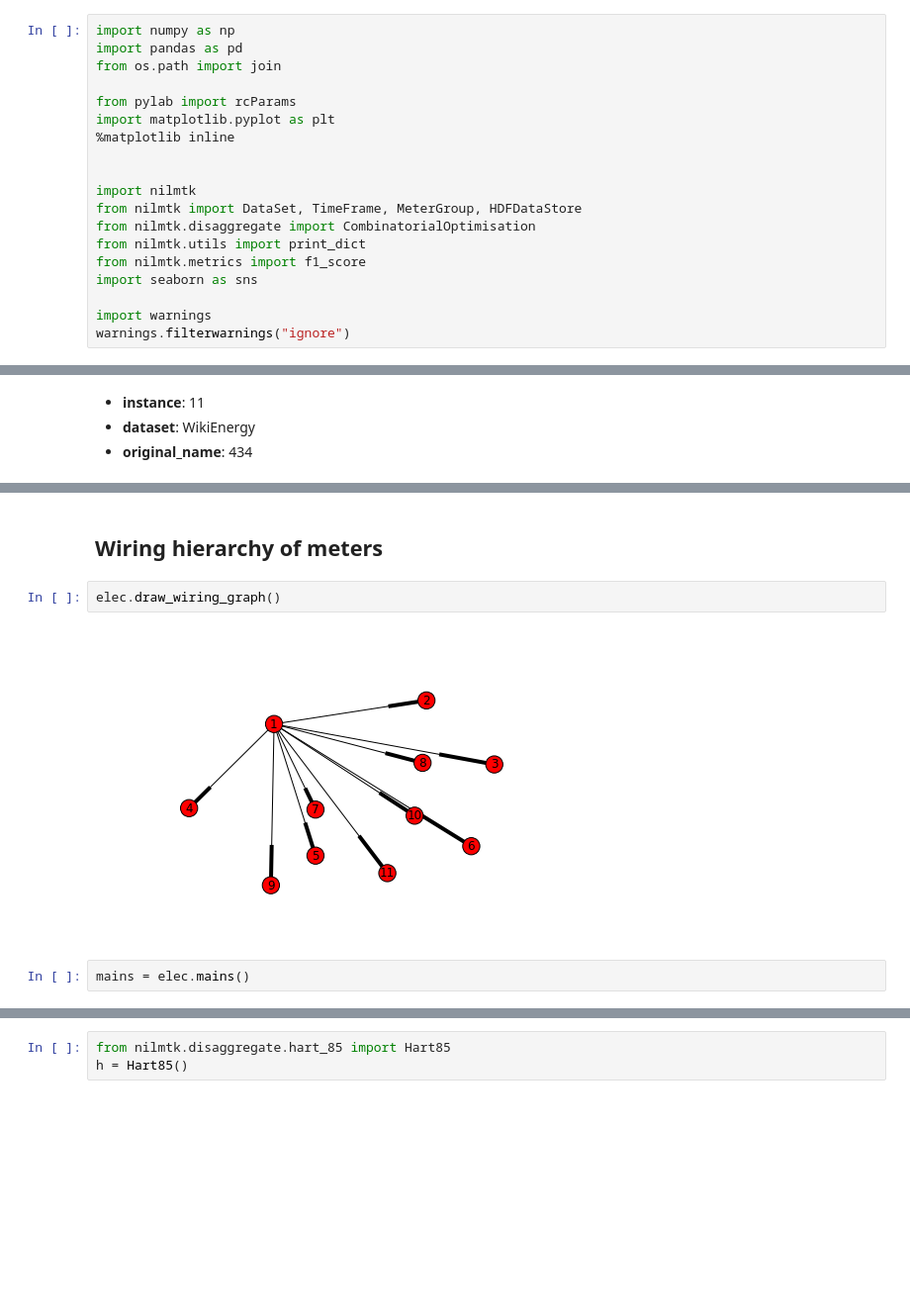
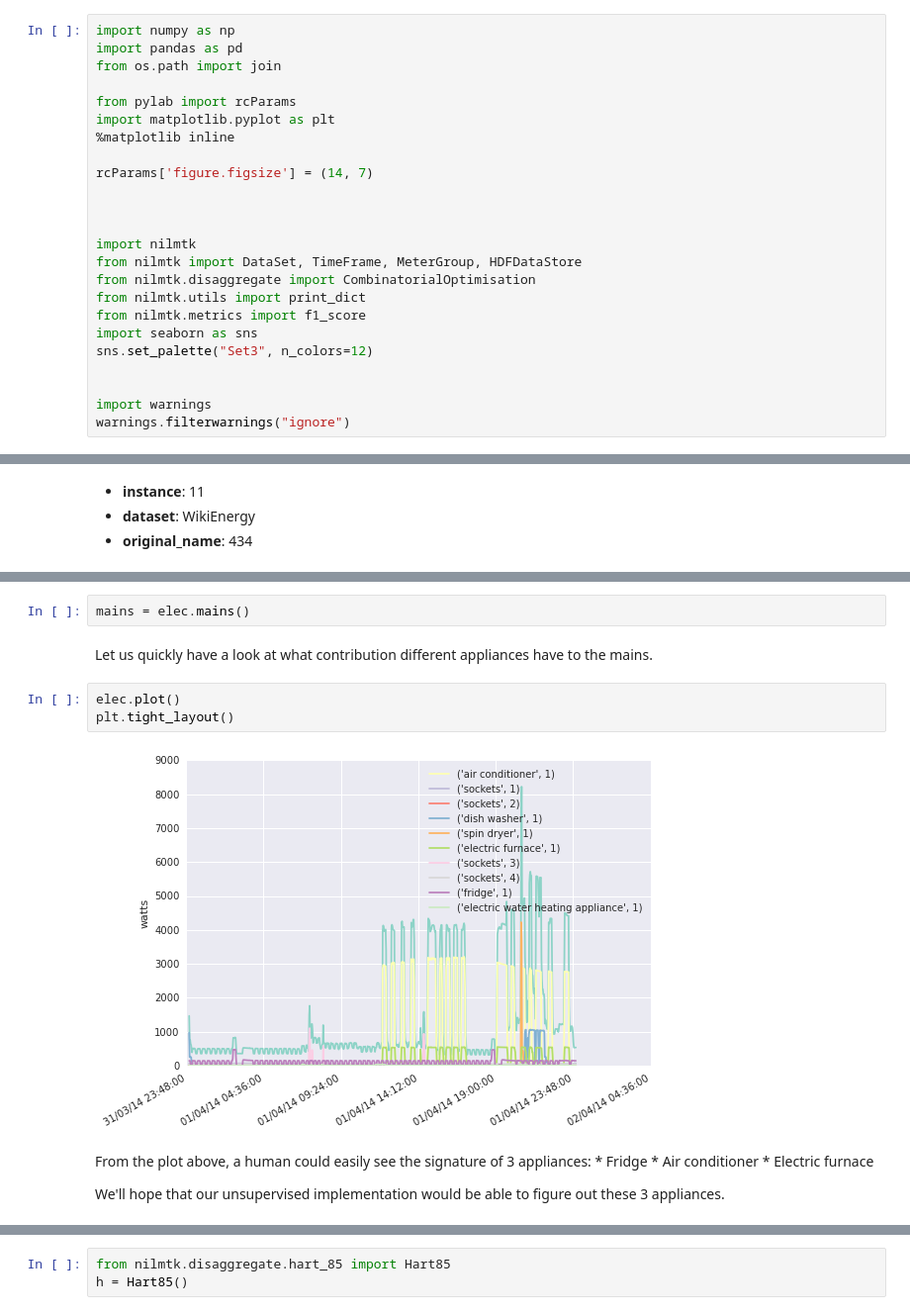
Before and after one commit to nilmtk/nilmtk, a Jupyter notebook: notebooks/hart.ipynb, the cells around one changed output, grey strips where cells are left out. Shown at 99% size. Saved outputs shown, nothing was run; the diff lists cells and outputs as text; blank space fills up the shorter version.

```diff
--- a/notebooks/hart.ipynb
+++ b/notebooks/hart.ipynb
@@ -7,6 +11,9 @@ from pylab import rcParams
 import matplotlib.pyplot as plt
 %matplotlib inline
 
+rcParams['figure.figsize'] = (14, 7)
+
+
 
 import nilmtk
 from nilmtk import DataSet, TimeFrame, MeterGroup, HDFDataStore
@@ -14,6 +21,8 @@ from nilmtk.disaggregate import CombinatorialOptimisation
 from nilmtk.utils import print_dict
 from nilmtk.metrics import f1_score
 import seaborn as sns
+sns.set_palette("Set3", n_colors=12)
+
 
 import warnings
 warnings.filterwarnings("ignore")
@@ -67,11 +76,19 @@ elec.appliances
  Appliance(type='air conditioner', instance=1),
  Appliance(type='sockets', instance=3),
  Appliance(type='sockets', instance=4)]
-# %% [markdown]
-## Wiring hierarchy of meters
-# %%
-elec.draw_wiring_graph()
-# %% [output]
-[figure, removed]
 # %%
 mains = elec.mains()
+# %% [markdown]
+Let us quickly have a look at what contribution different appliances have to the mains.
+# %%
+elec.plot()
+plt.tight_layout()
+# %% [output]
+[figure, added]
+# %% [markdown]
+From the plot above, a human could easily see the signature of 3 appliances:
+    * Fridge
+    * Air conditioner
+    * Electric furnace
+
+We'll hope that our unsupervised implementation would be able to figure out these 3 appliances.
```
Also changed, not shown: parts of 47 cells of this notebook.
